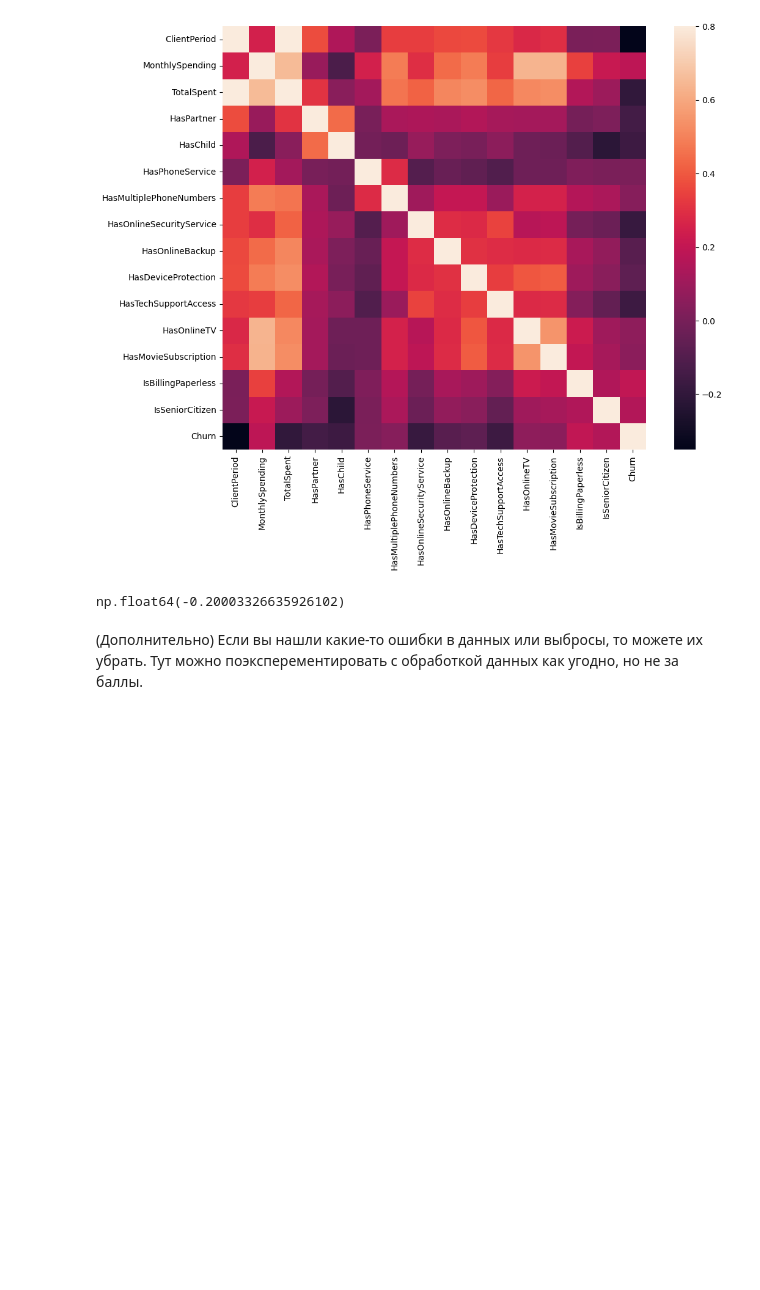
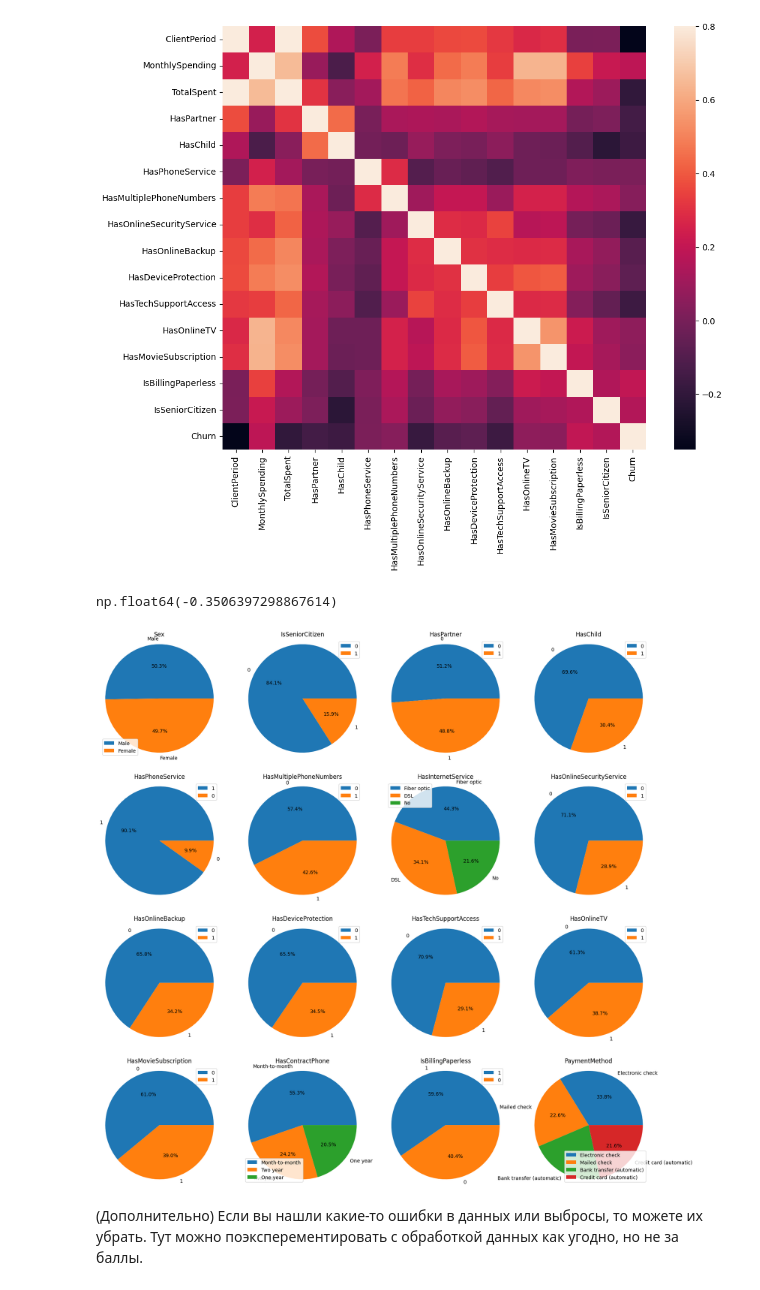
Before and after one commit to tmo3zy/colab_notebooks, a Jupyter notebook: week_03_composition_model_selection/Homework/hw_3_kaggle.ipynb, the cells around one changed output. Saved outputs shown, nothing was run; the diff lists cells and outputs as text; code cells hidden in the pictures; blank space fills up the shorter version.

```diff
--- a/week_03_composition_model_selection/Homework/hw_3_kaggle.ipynb
+++ b/week_03_composition_model_selection/Homework/hw_3_kaggle.ipynb
@@ -329,9 +335,20 @@ sns.heatmap(corrmat, vmax=.8, square=True);
 # %% [output]
 [figure]
 # %%
-data['Churn'].corr(data['TotalSpent'])
+data['Churn'].corr(data['ClientPeriod'])
 # %% [output]
-np.float64(-0.20003326635926102)
+np.float64(-0.3506397298867614)
+# %%
+fig = plt.figure(figsize =(20, 20))
+for i in range(len(cat_cols)):
+  data_i=data[cat_cols[i]].value_counts()
+  plt.subplot(4,4,i+1)
+  plt.pie(data_i, labels = data_i.index, autopct='%1.1f%%')
+  plt.axis('equal')
+  plt.title(cat_cols[i])
+  plt.legend()
+# %% [output]
+[figure, added]
 # %% [markdown]
 (Дополнительно) Если вы нашли какие-то ошибки в данных или выбросы, то можете их убрать. Тут можно поэксперементировать с обработкой данных как угодно, но не за баллы.
 # %%
```
Also changed, not shown: parts of 16 cells of this notebook.
